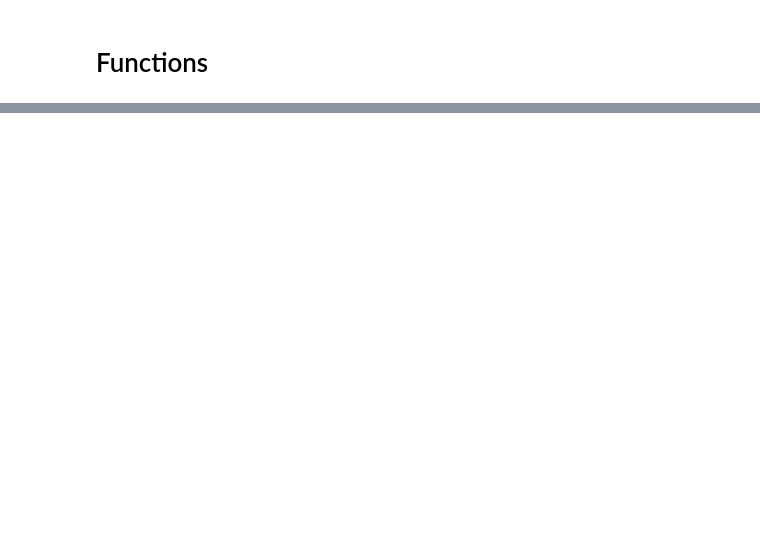
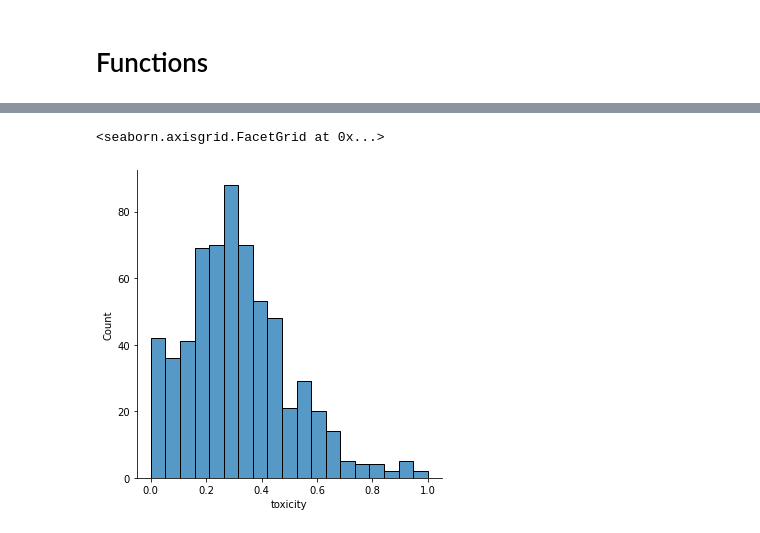
Before and after one commit to Pireax/2imp40, a Jupyter notebook: RQ1.ipynb, the cells around one changed output, grey strips where cells are left out. Saved outputs shown, nothing was run; the diff lists cells and outputs as text; code cells hidden in the pictures; blank space fills up the shorter version.

```diff
--- a/RQ1.ipynb
+++ b/RQ1.ipynb
@@ -80 +107,6 @@ df.head()
+# %%
+sns.displot(merged_df_adj, x="toxicity")
+# %% [output]
+<seaborn.axisgrid.FacetGrid at 0x...>
+[figure, added]
 # %%
```
Also changed, not shown: parts of 5 cells of this notebook.
